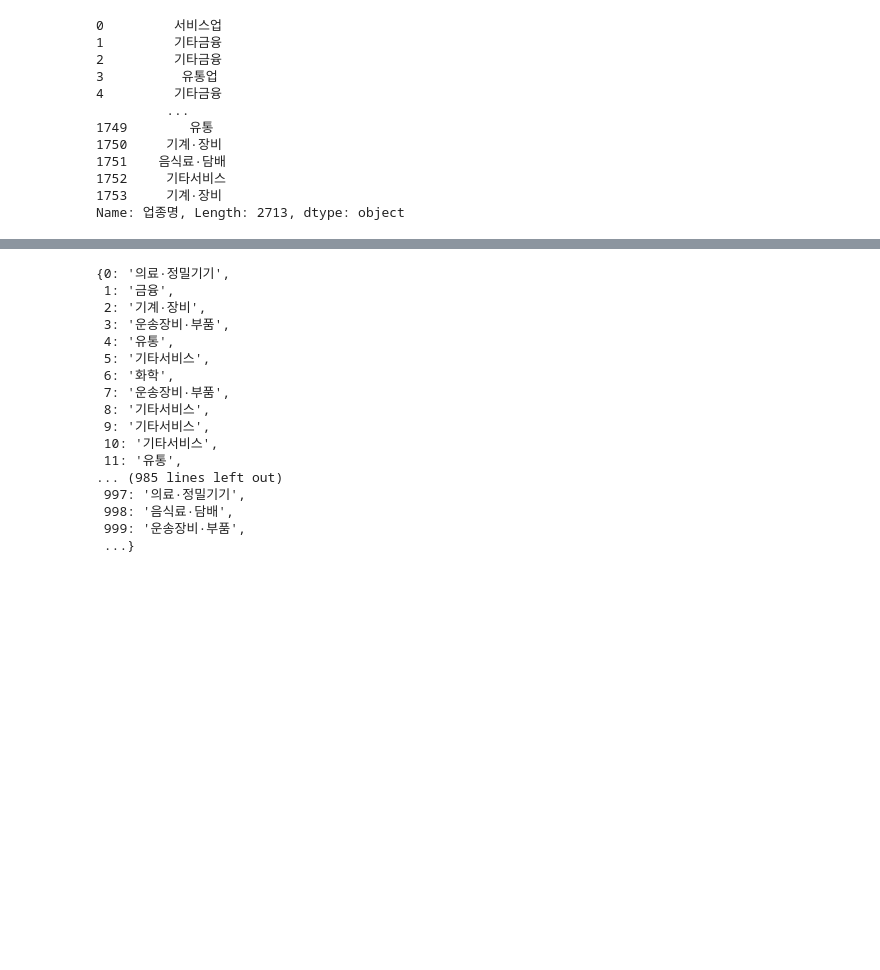
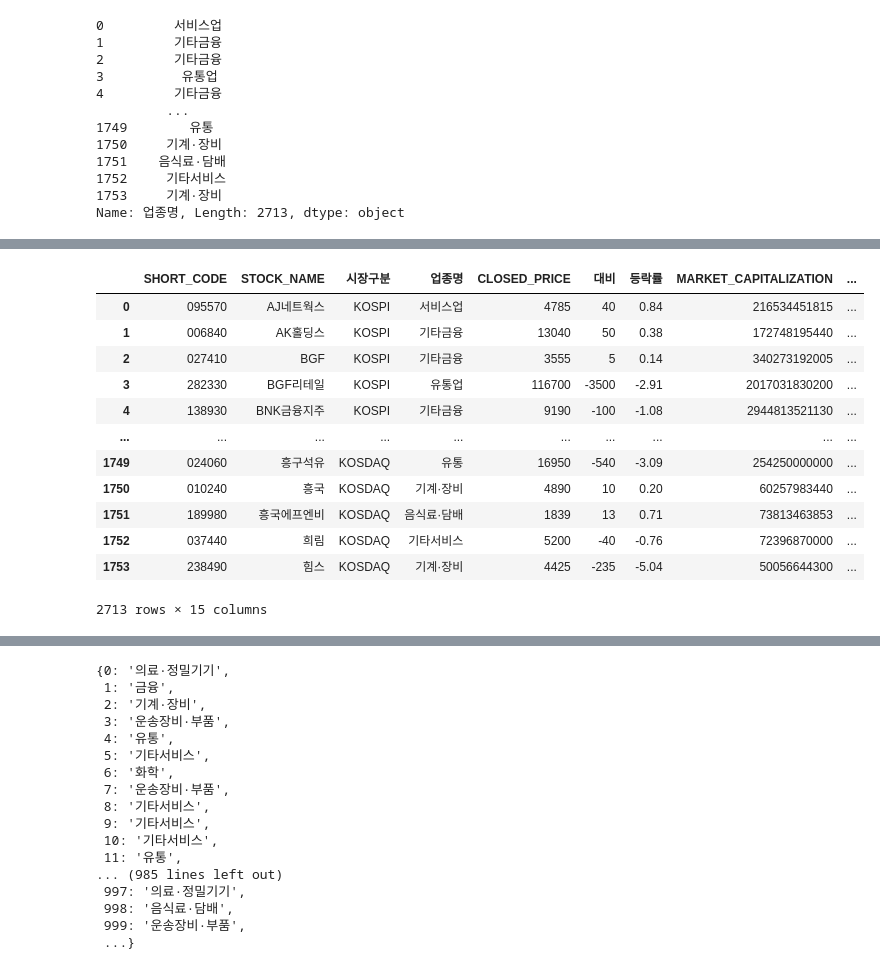
Before and after one commit to heebp/stock-report-data-generator, a Jupyter notebook: stock-info/pykrx.ipynb, the cells around one changed output, grey strips where cells are left out. Cells and saved outputs as stored; diff of their text form; code cells hidden in the pictures; blank space fills up the shorter version.

```diff
--- a/stock-info/pykrx.ipynb
+++ b/stock-info/pykrx.ipynb
@@ -293,0 +314,17 @@ Name: 업종명, Length: 2713, dtype: object
+# %%
+df_column_mapping = {
+    '종목코드': 'SHORT_CODE',
+    '서브카테고리' : 'SUB_CATEGORY_ID',
+    '종목명': 'STOCK_NAME',
+    '표준코드': 'STANDARD_CODE',
+    '거래소': 'STOCK_EXCHANGE_MARKET',
+    '시가총액': 'MARKET_CAPITALIZATION',
+    '시가': 'OPEN_PRICE',
+    '종가': 'CLOSED_PRICE',
+    '고가': 'HIGH_PRICE',
+    '저가': 'LOW_PRICE',
+    '거래정지': 'STOCK_TRADE_STATUS',
+}
+
+# 컬럼명 매핑 적용
+df.rename(columns=df_column_mapping, inplace=True)
@@ -293,0 +346,16 @@ Name: 업종명, Length: 2713, dtype: object
+# %%
+df
+# %% [output]
+|  | SHORT_CODE | STOCK_NAME | 시장구분 | 업종명 | CLOSED_PRICE | 대비 | 등락률 | MARKET_CAPITALIZATION | ... |
+| 0 | 095570 | AJ네트웍스 | KOSPI | 서비스업 | 4785 | 40 | 0.84 | 216534451815 | ... |
+| 1 | 006840 | AK홀딩스 | KOSPI | 기타금융 | 13040 | 50 | 0.38 | 172748195440 | ... |
+| 2 | 027410 | BGF | KOSPI | 기타금융 | 3555 | 5 | 0.14 | 340273192005 | ... |
+| 3 | 282330 | BGF리테일 | KOSPI | 유통업 | 116700 | -3500 | -2.91 | 2017031830200 | ... |
+| 4 | 138930 | BNK금융지주 | KOSPI | 기타금융 | 9190 | -100 | -1.08 | 2944813521130 | ... |
+| ... | ... | ... | ... | ... | ... | ... | ... | ... | ... |
+| 1749 | 024060 | 흥구석유 | KOSDAQ | 유통 | 16950 | -540 | -3.09 | 254250000000 | ... |
+| 1750 | 010240 | 흥국 | KOSDAQ | 기계·장비 | 4890 | 10 | 0.20 | 60257983440 | ... |
+| 1751 | 189980 | 흥국에프엔비 | KOSDAQ | 음식료·담배 | 1839 | 13 | 0.71 | 73813463853 | ... |
+| 1752 | 037440 | 희림 | KOSDAQ | 기타서비스 | 5200 | -40 | -0.76 | 72396870000 | ... |
+| 1753 | 238490 | 힘스 | KOSDAQ | 기계·장비 | 4425 | -235 | -5.04 | 50056644300 | ... |
+2713 rows × 15 columns
```
Also changed, not shown: parts of 7 cells of this notebook.
